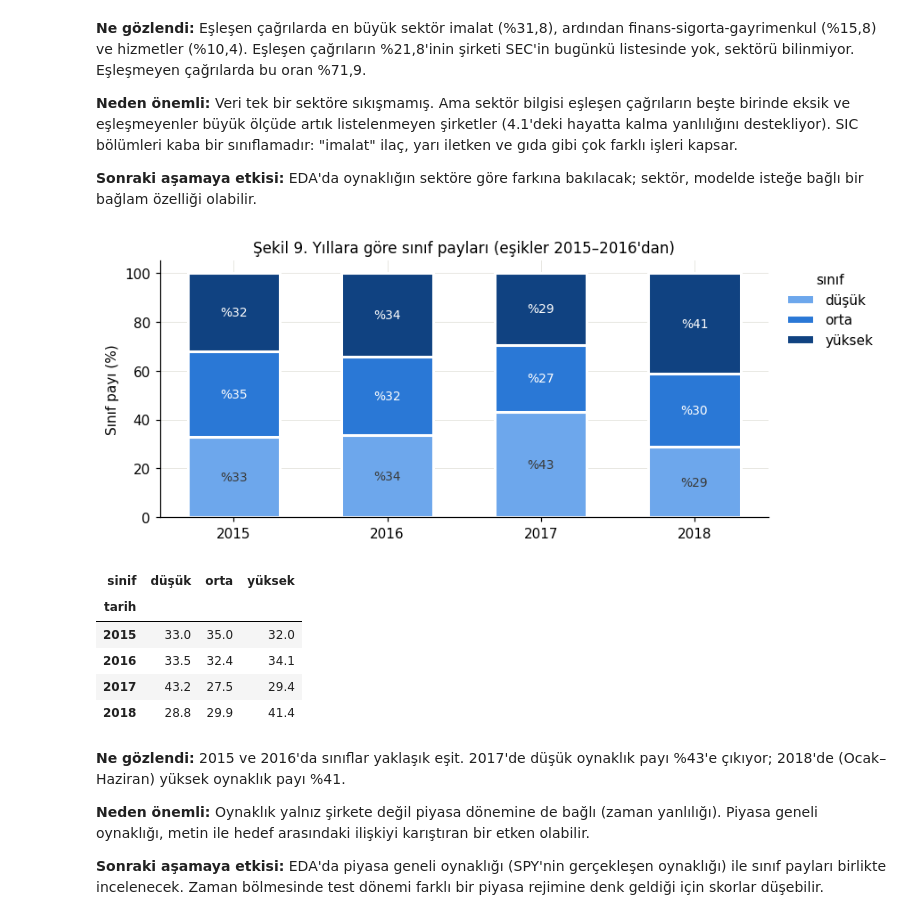
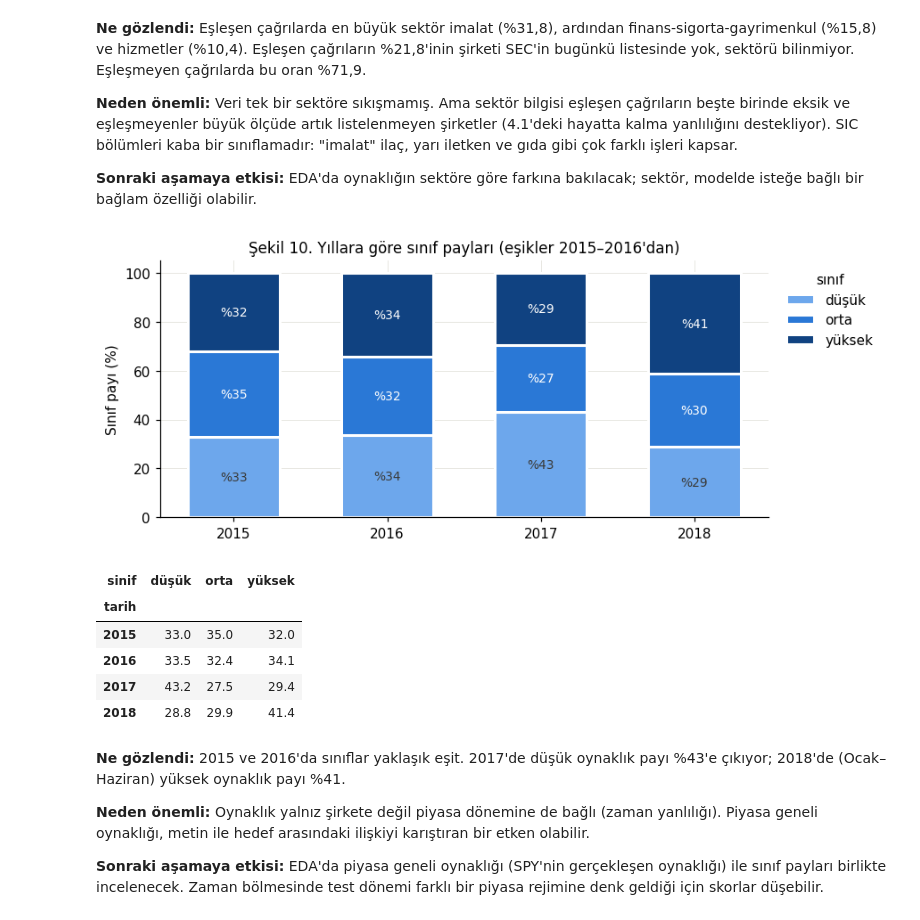
Before and after one commit to emirhanok1/kazanc-oynaklik, a Jupyter notebook: notebooks/01_veri_edinme_eslestirme.ipynb, the cells around one changed output. Drawn from its saved outputs; the diff is of its cells as text; code cells hidden in the pictures.

Commit message:
Faz 1-2 gözden geçirme: şekil numaraları sıraya kondu, tekrar kayıt ve hizalama kontrolü, tam veri kaybı dökümü, yorum sayıları koda bağlandı

```diff
--- a/notebooks/01_veri_edinme_eslestirme.ipynb
+++ b/notebooks/01_veri_edinme_eslestirme.ipynb
@@ -840,21 +851,21 @@ sektor.round(1)
 # %%
 pay_yil = pd.crosstab(tablo.tarih.dt.year, tablo.sinif, normalize="index").mul(100).rename(columns=dict(enumerate(etiket.SINIF_ADLARI)))
 fig, ax = plt.subplots(figsize=(8, 3.4))
 alt = np.zeros(len(pay_yil))
 for c, ad in enumerate(etiket.SINIF_ADLARI):
     ax.bar(pay_yil.index.astype(str), pay_yil[ad], bottom=alt, color=SINIF_RENK[c], width=0.6, label=ad,
            edgecolor="white", linewidth=2)
     for i, (b, h_) in enumerate(zip(alt, pay_yil[ad])):
         ax.text(i, b + h_ / 2, f"%{h_:.0f}", ha="center", va="center", fontsize=9, color="white" if c > 0 else KOYU)
     alt += pay_yil[ad].to_numpy()
 ax.set_ylabel("Sınıf payı (%)")
 ax.legend(title="sınıf", frameon=False, bbox_to_anchor=(1.01, 1), loc="upper left")
-ax.set_title("Şekil 9. Yıllara göre sınıf payları (eşikler 2015–2016'dan)")
-kaydet(fig, "f1_09_yil_sinif")
+ax.set_title("Şekil 10. Yıllara göre sınıf payları (eşikler 2015–2016'dan)")
+kaydet(fig, "f1_10_yil_sinif")
 plt.show()
 pay_yil.round(1)
 # %% [output]
-[figure, old version]
+[figure, new version]
 | sinif | düşük | orta | yüksek |
 | tarih |  |  |  |
 | 2015 | 33.0 | 35.0 | 32.0 |
```
Also changed, not shown: parts of 9 cells of this notebook, 12 other files.
